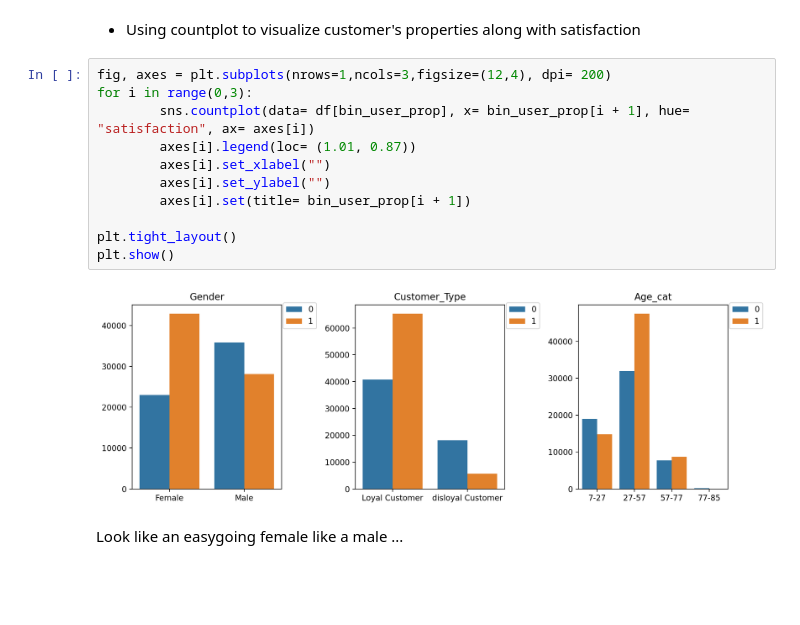
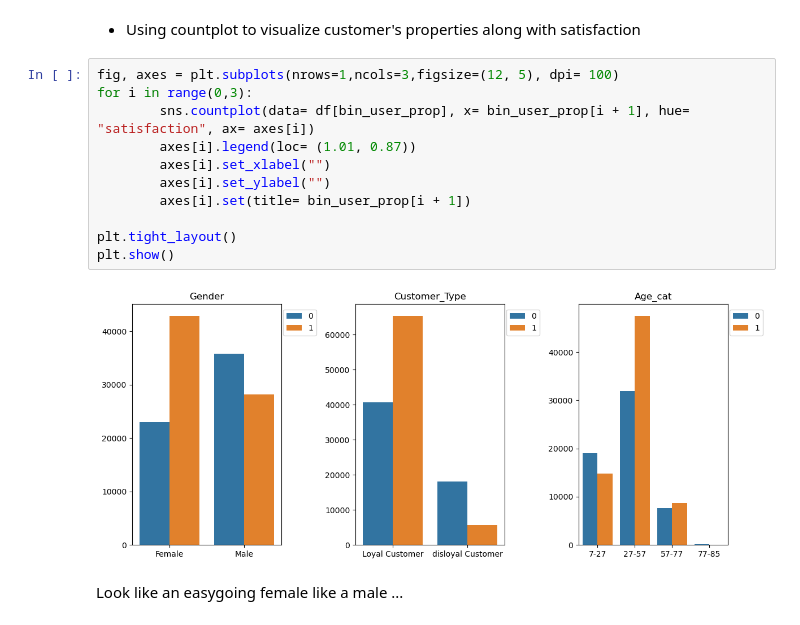
Before and after one commit to nguyen18720/Project_Airline_Satisfaction_Predict, a Jupyter notebook: Project_Datascience.ipynb, the cells around one changed output. Saved outputs shown, nothing was run; the diff lists cells and outputs as text; blank space fills up the shorter version.

```diff
--- a/Project_Datascience.ipynb
+++ b/Project_Datascience.ipynb
@@ -335,18 +335,18 @@ df[bin_user_prop]
 # %% [markdown]
 - Using countplot to visualize customer's properties along with satisfaction
 # %%
-fig, axes = plt.subplots(nrows=1,ncols=3,figsize=(12,4), dpi= 200)
+fig, axes = plt.subplots(nrows=1,ncols=3,figsize=(12, 5), dpi= 100)
 for i in range(0,3):
         sns.countplot(data= df[bin_user_prop], x= bin_user_prop[i + 1], hue= "satisfaction", ax= axes[i])
         axes[i].legend(loc= (1.01, 0.87))
         axes[i].set_xlabel("")
         axes[i].set_ylabel("")
         axes[i].set(title= bin_user_prop[i + 1])
 
 plt.tight_layout()
 plt.show()
 # %% [output]
-[figure, old version]
+[figure, new version]
 # %% [markdown]
 Look like an easygoing female like a male
 ...
```
Also changed, not shown: parts of 20 cells of this notebook, 2 other files.
